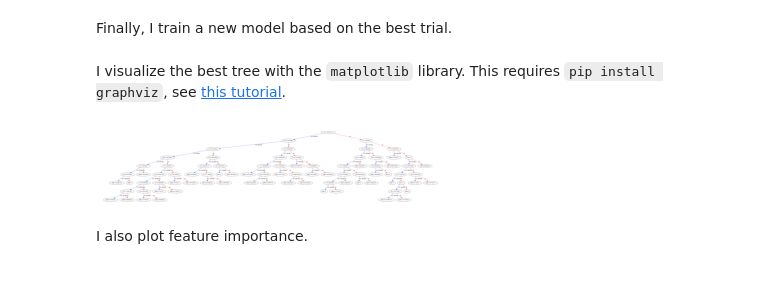
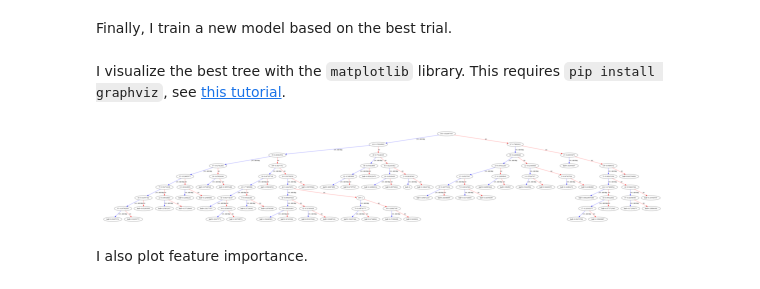
Before and after one commit to ayushnoori/graph-bbb, a Jupyter notebook: scripts/train_xgboost.ipynb, the cells around one changed output. Saved outputs shown, nothing was run; the diff lists cells and outputs as text; code cells hidden in the pictures.

```diff
--- a/scripts/train_xgboost.ipynb
+++ b/scripts/train_xgboost.ipynb
@@ -225,11 +225,11 @@ best_xgb_model.save_model(model_dir + "best_xgboost_model.json")
 # %% [markdown]
 I visualize the best tree with the `matplotlib` library. This requires `pip install graphviz`, see [this tutorial](https://www.datacamp.com/community/tutorials/xgboost-in-python).
 # %%
-xgb.plot_tree(best_xgb_model, num_trees=0)
+xgb.plot_tree(best_xgb_model, num_trees=1)
 plt.rcParams['figure.figsize'] = [50, 10]
 plt.savefig(fig_name("BestXGBoostTree"), dpi = 900)
 # %% [output]
-[figure, old version]
+[figure, new version]
 # %% [markdown]
 I also plot feature importance.
 # %%
```
Also changed, not shown: parts of 4 cells of this notebook, 3 other files.
